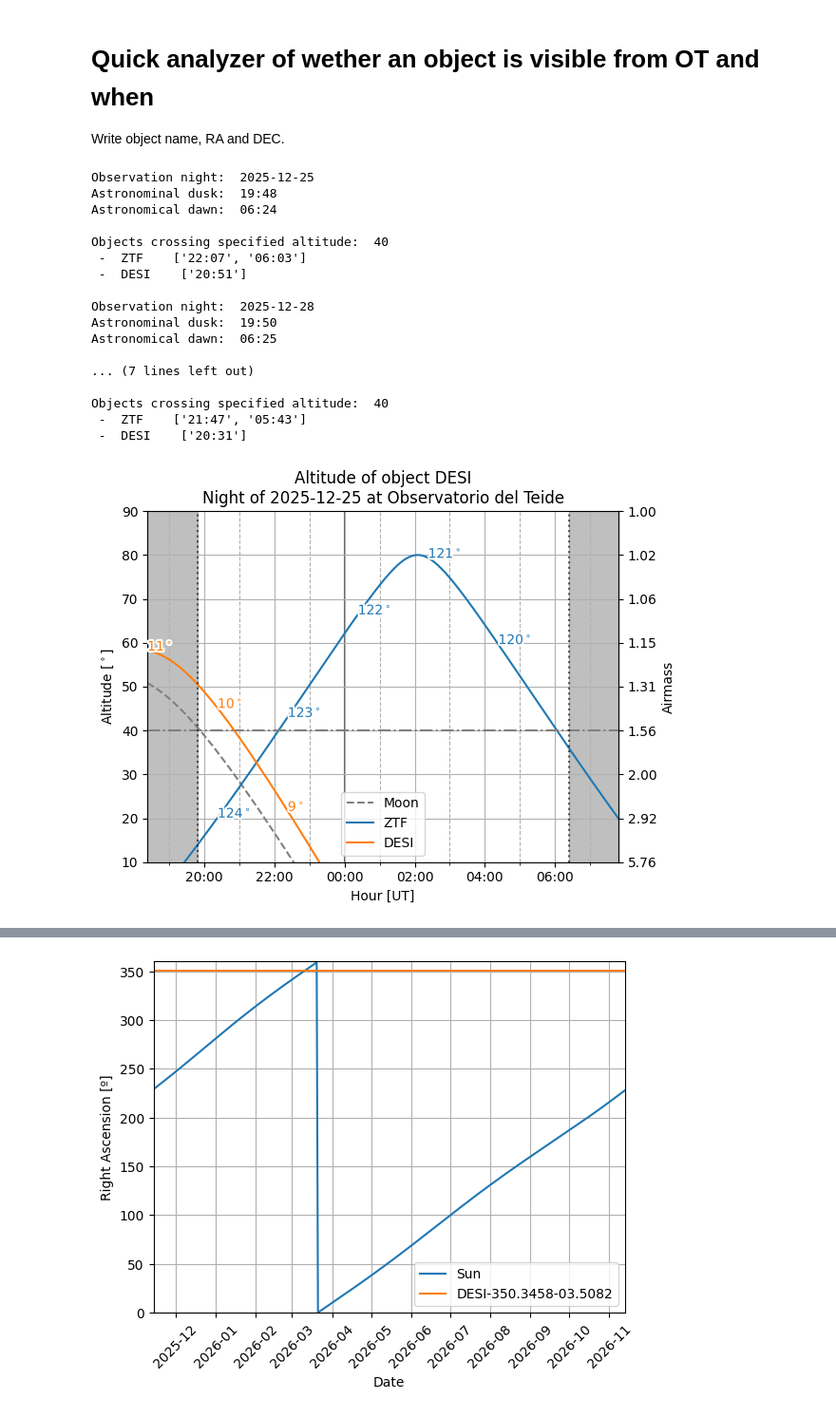
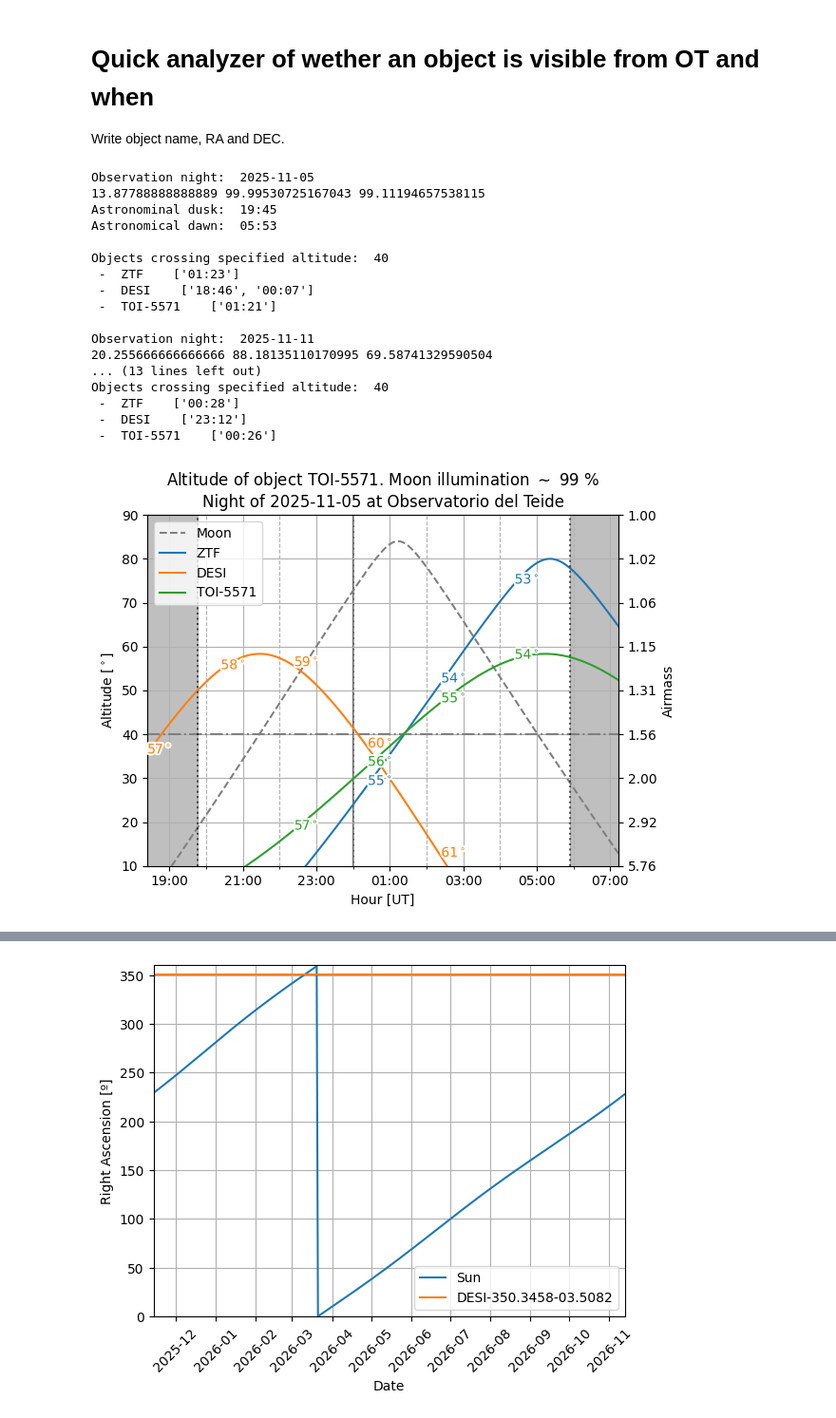
Before and after one commit to oscar-s-p/grav_lens, a Jupyter notebook: Object_visibility.ipynb, the cells around one changed output, grey strips where cells are left out. Shown at 95% size. Drawn from its saved outputs; the diff is of its cells as text; code cells hidden in the pictures.

Commit message:
Added moon illumination percentage to staralt

```diff
--- a/Object_visibility.ipynb
+++ b/Object_visibility.ipynb
@@ -20,7 +20,7 @@ def object_visibility(obj_name: str,
                       location: str = 'Observatorio del Teide',
                       init_start_date = True,
                       n_days = 365,
-                      moon = False,
+                      moon_plot = False,
                       angular_distance = False
                       ):
     """Function to visualize RA of object vs Sun and Moon from an observatory
@@ -72,7 +72,7 @@ def object_visibility(obj_name: str,
     fig, ax = plt.subplots(num =1)
 
     ax.plot(times.datetime, sun_coords.ra.copy(), color = 'tab:blue', label = 'Sun')
-    if moon:
+    if moon_plot:
         # Compute the Moon's cordinates for each date from OT location
         loc = EarthLocation.of_site(location)
         moon_coords = get_body('moon', time = times, location = loc)
@@ -111,7 +111,7 @@ def staralt(obj_name,
             altogether: bool = False,
             altitude = None,
             location: str = 'Observatorio del Teide',
-            moon : bool = True,
+            moon_plot : bool = True,
             culmen = False
             ):
     """Function to visualize elevation vs time from an observatory.
@@ -139,7 +139,7 @@ def staralt(obj_name,
     location : str (optional)
         Name of the observation site. To check available places, run ``EarthLocation.get_site_names()``. Observatorio Teide automatically
 
-    moon : bool (optional)
+    moon_plot : bool (optional)
         Wether to display moon position or not.
     """
     print('\nObservation night: ', date)
@@ -160,10 +160,14 @@ def staralt(obj_name,
     if altitude != False: alt_dict = {}
     if culmen: cul_dict = {}
 
-    if moon:
+    if moon_plot:
             moon_coords = get_body('moon', time = times, location = loc)
             moon_alt = moon_coords.transform_to(altaz_frame).alt.degree
             moon_radec = SkyCoord(ra = moon_coords.ra, dec = moon_coords.dec, frame = 'icrs', unit = u.deg)
+    moon_phase = moon.phase(date_obs)
+    moon_perc = ( np.cos(-(moon_phase-14)/28 * np.pi) + 1 ) / 2 * 100
+    moon_perc_2 = (1-np.cos(2*np.pi*(moon_phase/29.53)))/2 * 100
+    print(moon_phase, moon_perc, moon_perc_2)
     # If name, RA, DEC all in one string with spaces
     if altogether:
         if type(obj_name) == str:
@@ -195,7 +199,7 @@ def staralt(obj_name,
             cul_dict[obj_name] = (times[np.argmax(obj_alt)], np.max(obj_alt))
 
         # Object and moon plot
-        if moon:
+        if moon_plot:
             if k==0: ax.plot(times.datetime, moon_alt, ls = 'dashed', color = 'gray', label = 'Moon')
             sep = obj_coords.separation(moon_radec).deg
             for i in range(len(times)//120):
@@ -258,7 +262,7 @@ def staralt(obj_name,
     ax.grid(True, axis = 'y', which = 'minor', ls = 'dashed')
     ax.grid(True, axis = 'y', which = 'major')
 
-    ax.set_title('Altitude of object %s\nNight of %s at %s'%(obj_name, date, location))
+    ax.set_title('Altitude of object %s. Moon illumination $\sim$ %i %%\nNight of %s at %s'%(obj_name, moon_perc, date, location))
     plt.legend()
 
     print('Astronominal dusk: ', f'{dusk.time().hour:02d}:{dusk.time().minute:02d}')
@@ -286,29 +290,29 @@ def staralt(obj_name,
 # %%
 objects = [
     'ZTF 07:16:34h +38:21:14d',
-           'DESI 23:21:23h -03:30:30d']
-        #    'TOI-5571 07:07:58h +60:00:42d',
+           'DESI 23:21:23h -03:30:30d',
+           'TOI-5571 07:07:58h +60:00:42d']
         #    'TOI-3767 04:37:57.15h +52:42:58.5d']
 
-days = ['25', '28', '30']
+days = ['05', '11', '19']
 for d in days:
-    staralt(objects, '2025-12-'+d, altogether=True, altitude = 40, culmen=False)
+    staralt(objects, '2025-11-'+d, altogether=True, altitude = 40, culmen=False)
 # %% [output]
-Observation night:  2025-12-25
-Astronominal dusk:  19:48
-Astronomical dawn:  06:24
+Observation night:  2025-11-05
+13.87788888888889 99.99530725167043 99.11194657538115
+Astronominal dusk:  19:45
+Astronomical dawn:  05:53
 
 Objects crossing specified altitude:  40
- -  ZTF    ['22:07', '06:03']
- -  DESI    ['20:51']
+ -  ZTF    ['01:23']
+ -  DESI    ['18:46', '00:07']
+ -  TOI-5571    ['01:21']
 
-Observation night:  2025-12-28
-Astronominal dusk:  19:50
-Astronomical dawn:  06:25
-
-... (7 lines left out)
-
+Observation night:  2025-11-11
+20.255666666666666 88.18135110170995 69.58741329590504
+... (13 lines left out)
 Objects crossing specified altitude:  40
- -  ZTF    ['21:47', '05:43']
- -  DESI    ['20:31']
+ -  ZTF    ['00:28']
+ -  DESI    ['23:12']
+ -  TOI-5571    ['00:26']
-[figure, old version]
+[figure, new version]
```
Also changed, not shown: parts of 2 cells of this notebook, 1 other file.
